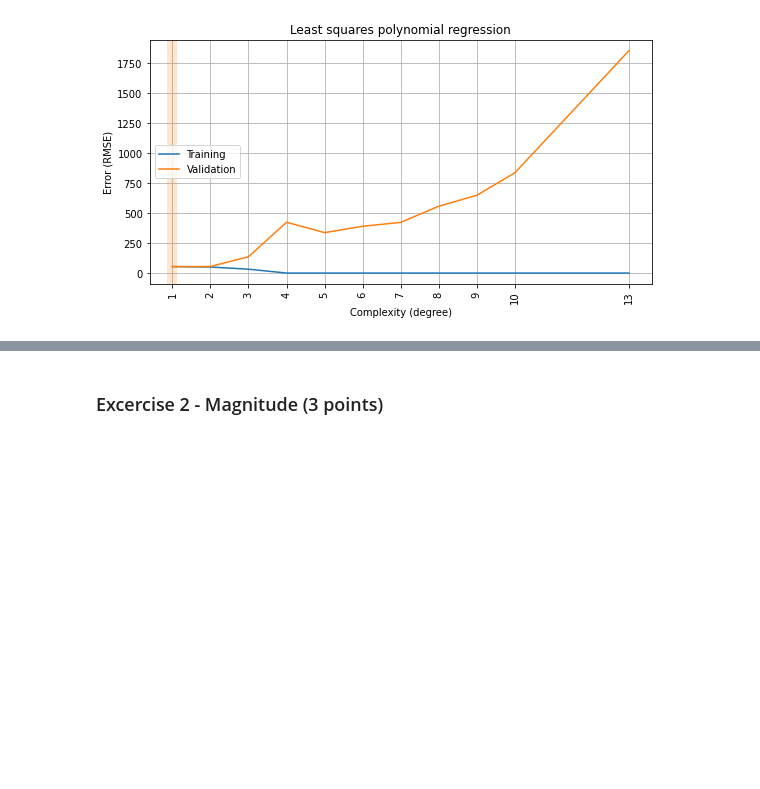
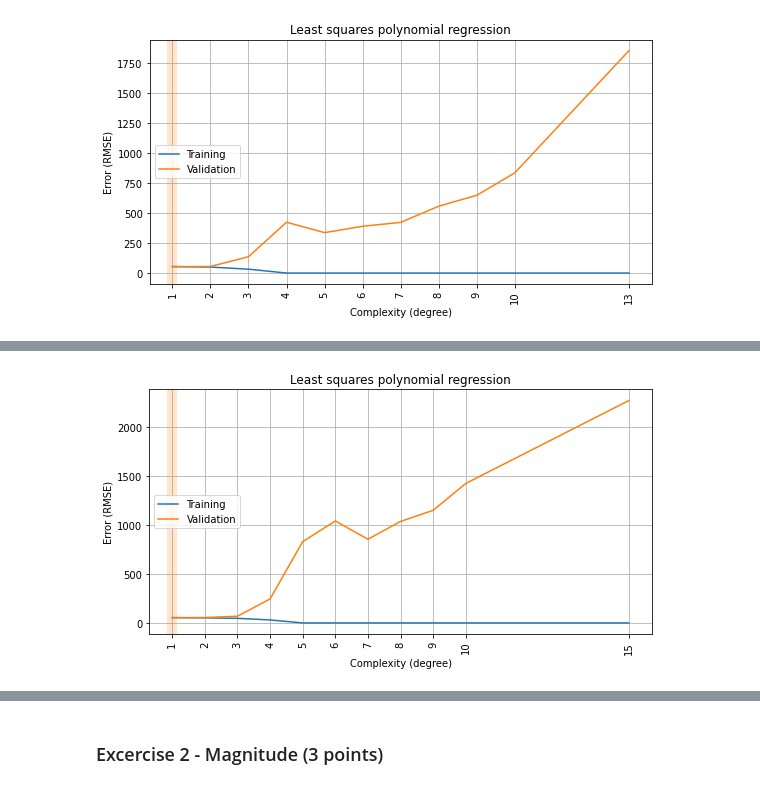
Before and after one commit to bonvech/ml-intro-2, a Jupyter notebook: 4_overfitting_regularization/overfitting_regularization.ipynb, the cells around one changed output, grey strips where cells are left out. Drawn from its saved outputs; the diff is of its cells as text; code cells hidden in the pictures; blank space fills up the shorter version.

```diff
--- a/4_overfitting_regularization/overfitting_regularization.ipynb
+++ b/4_overfitting_regularization/overfitting_regularization.ipynb
@@ -487,0 +531,45 @@ plot_fitting_graph(DEGREES, rmse_train, rmse_valid, xlabel='Complexity (degree)'
+# %%
+## Новая модель, включает шесть признаков для полиномиального преобразования
+## признаки, к которым применим полиномиализирование
+polycols = ['bmi', 'bp', 's2', 's4', 's5', 's6']
+def make_model(degree, alpha=0, penalty=None):
+    # linear regression
+    if alpha == 0:
+        regressor = LinearRegression()
+    # lasso regression",
+    elif penalty == 'L1':
+        regressor = Lasso(alpha=alpha, random_state=SEED, max_iter=50000)
+    # ridge regression",
+    elif penalty == 'L2':
+        regressor = Ridge(alpha=alpha, random_state=SEED, max_iter=50000)
+
+
+    return Pipeline([
+        ('pol', ColumnTransformer(
+            [('poly',
+              PolynomialFeatures(degree, include_bias=(degree == 0)),
+              polycols
+             )],
+             remainder='passthrough'
+            )
+        ),
+        ('sca', StandardScaler()),
+        ('reg', regressor)
+    ])
+
+#display(make_model(2))
+#display(make_model(2, penalty='L1', alpha=0.1))
+#display(make_model(2, penalty='L2', alpha=0.1))
+# %%
+%%time
+DEGREES = [ 1, 2, 3, 4, 5, 6, 7, 8, 9, 10, 15]
+
+rmse_train, rmse_valid = [], []
+for degree in DEGREES:
+    reg = make_model(degree).fit(X_train, y_train)
+    rmse_train.append(rmse(reg.predict(X_train), y_train))
+    rmse_valid.append(rmse(reg.predict(X_valid), y_valid))
+
+plot_fitting_graph(DEGREES, rmse_train, rmse_valid, xlabel='Complexity (degree)', ylabel='Error (RMSE)',
+                   title='Least squares polynomial regression')
+# %% [output]
@@ -487,0 +578 @@ plot_fitting_graph(DEGREES, rmse_train, rmse_valid, xlabel='Complexity (degree)'
+[figure, added]
```
Also changed, not shown: parts of 18 cells of this notebook.
